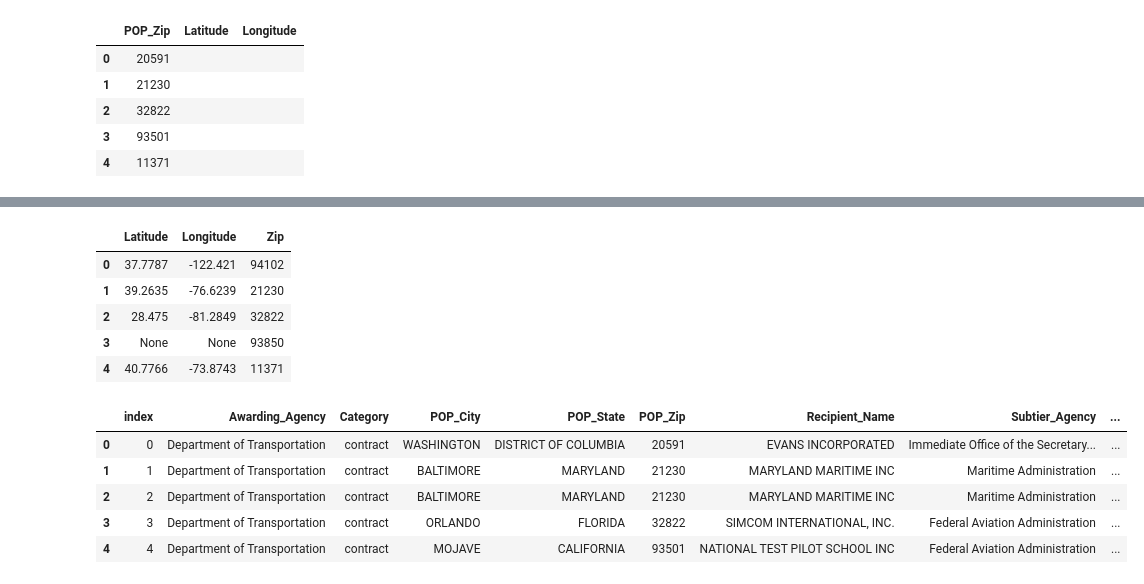
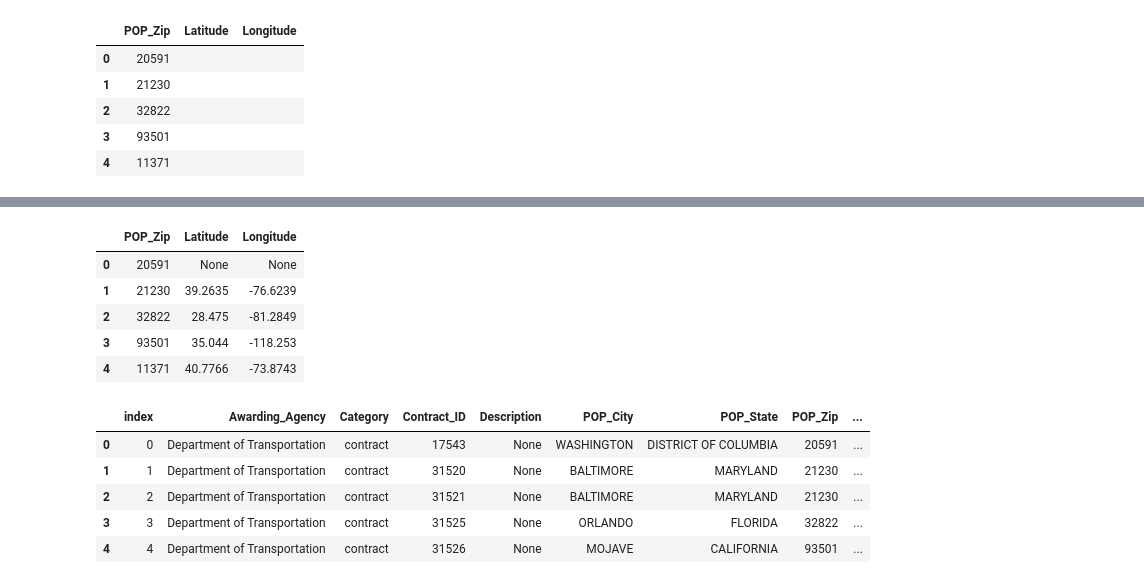
Before and after one commit to stsoiasue/US_Spending_by_Department, a Jupyter notebook: Lat_Lon.ipynb, the cells around one changed output, grey strips where cells are left out. Cells and saved outputs as stored; diff of their text form; code cells hidden in the pictures.

Commit message:
new data.sqlite

```diff
--- a/Lat_Lon.ipynb
+++ b/Lat_Lon.ipynb
@@ -7,7 +7,7 @@ import numpy as np
 import sqlite3
 from uszipcode import ZipcodeSearchEngine
 # %%
-conn = sqlite3.connect('us_data3.sqlite')
+conn = sqlite3.connect('raw_data_no_lat_lon.sqlite')
 
 # us_data_df = pd.read_sql("department_contracts", conn)
 
@@ -57,8 +50,8 @@ test_df
 
 search = ZipcodeSearchEngine()
 
-for index, row in test_df.iterrows():
-    zipcode = search.by_zipcode(row['Zip'])
+for index, row in zip_code.iterrows():
+    zipcode = search.by_zipcode(row['POP_Zip'])
     row['Latitude'] = zipcode['Latitude']
     row['Longitude'] = zipcode['Longitude']
 
@@ -68,23 +61,23 @@ for index, row in test_df.iterrows():
 #         row['Latitude']= res[0]['Latitude']
 #         row['Longitude'] = res[0]['Longitude']
 
-test_df
+zip_code.head()
 # %% [output]
-|  | Latitude | Longitude | Zip |
-| 0 | 37.7787 | -122.421 | 94102 |
-| 1 | 39.2635 | -76.6239 | 21230 |
-| 2 | 28.475 | -81.2849 | 32822 |
-| 3 | None | None | 93850 |
-| 4 | 40.7766 | -73.8743 | 11371 |
+|  | POP_Zip | Latitude | Longitude |
+| 0 | 20591 | None | None |
+| 1 | 21230 | 39.2635 | -76.6239 |
+| 2 | 32822 | 28.475 | -81.2849 |
+| 3 | 93501 | 35.044 | -118.253 |
+| 4 | 11371 | 40.7766 | -73.8743 |
 # %%
-us_data_df['Latitude'] = ''
-us_data_df['Longitude'] = ''
+# us_data_df['Latitude'] = ''
+# us_data_df['Longitude'] = ''
 us_data_df.head()
 # %% [output]
-|  | index | Awarding_Agency | Category | POP_City | POP_State | POP_Zip | Recipient_Name | Subtier_Agency | ... |
-| 0 | 0 | Department of Transportation | contract | WASHINGTON | DISTRICT OF COLUMBIA | 20591 | EVANS INCORPORATED | Immediate Office of the Secretary... | ... |
-| 1 | 1 | Department of Transportation | contract | BALTIMORE | MARYLAND | 21230 | MARYLAND MARITIME INC | Maritime Administration | ... |
-| 2 | 2 | Department of Transportation | contract | BALTIMORE | MARYLAND | 21230 | MARYLAND MARITIME INC | Maritime Administration | ... |
-| 3 | 3 | Department of Transportation | contract | ORLANDO | FLORIDA | 32822 | SIMCOM INTERNATIONAL, INC. | Federal Aviation Administration | ... |
-| 4 | 4 | Department of Transportation | contract | MOJAVE | CALIFORNIA | 93501 | NATIONAL TEST PILOT SCHOOL INC | Federal Aviation Administration | ... |
+|  | index | Awarding_Agency | Category | Contract_ID | Description | POP_City | POP_State | POP_Zip | ... |
+| 0 | 0 | Department of Transportation | contract | 17543 | None | WASHINGTON | DISTRICT OF COLUMBIA | 20591 | ... |
+| 1 | 1 | Department of Transportation | contract | 31520 | None | BALTIMORE | MARYLAND | 21230 | ... |
+| 2 | 2 | Department of Transportation | contract | 31521 | None | BALTIMORE | MARYLAND | 21230 | ... |
+| 3 | 3 | Department of Transportation | contract | 31525 | None | ORLANDO | FLORIDA | 32822 | ... |
+| 4 | 4 | Department of Transportation | contract | 31526 | None | MOJAVE | CALIFORNIA | 93501 | ... |
 # %%
```
Also changed, not shown: parts of 4 cells of this notebook, 9 other files.
